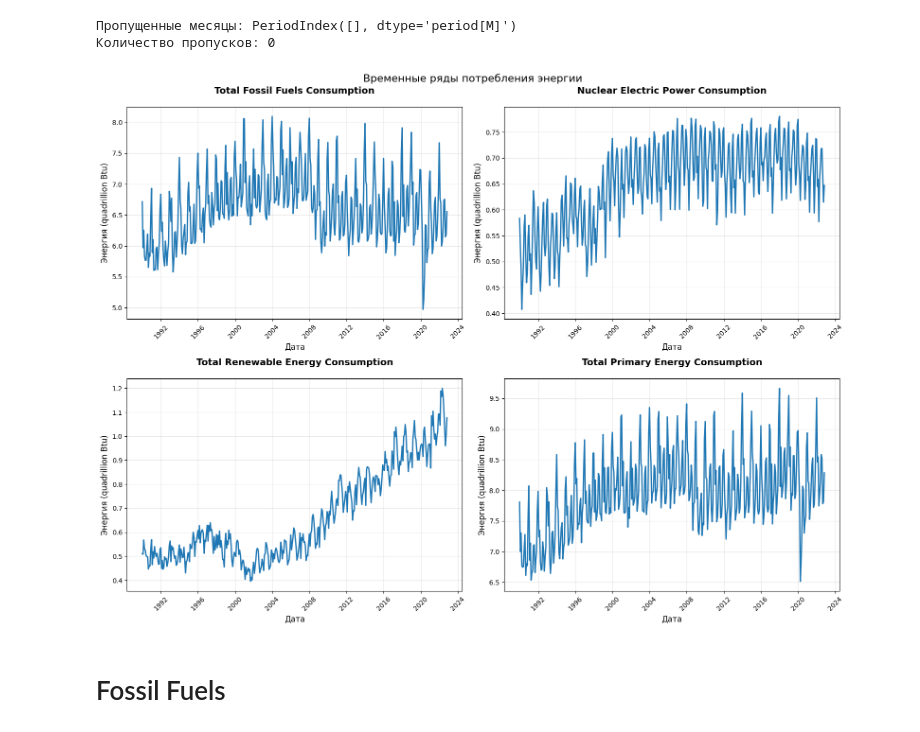
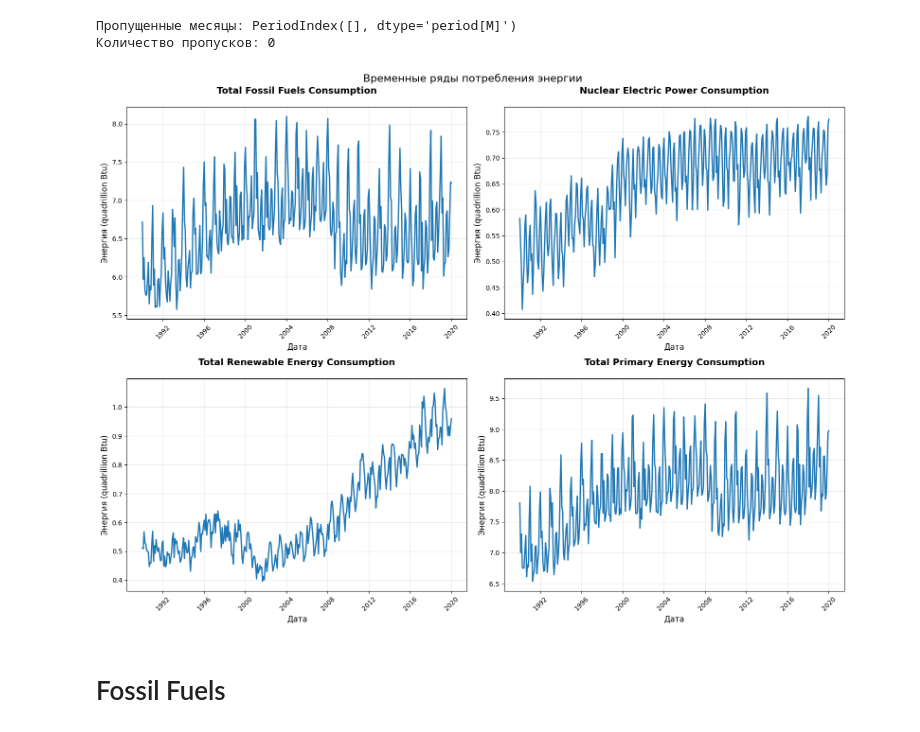
Before and after one commit to SavinskiVladimir/IntelliganceSystems, a Jupyter notebook: time_series/consumption.ipynb, the cells around one changed output. Saved outputs shown, nothing was run; the diff lists cells and outputs as text; code cells hidden in the pictures.

```diff
--- a/time_series/consumption.ipynb
+++ b/time_series/consumption.ipynb
@@ -64,30 +64,37 @@ print("Количество пропусков:", len(missing))
 Количество пропусков: 0
 # %%
 # срез данных с 1990 года
-df_cropped = df[df['Date'] >= '1990-01']
+df_cropped = df[df['Date'].between('1990-01', '2020-01')]
 
 consumption_cols = [col for col in df_cropped.columns if 'Consumption' in col]
 cols = consumption_cols + ['Date']
 df_cons = df_cropped[cols]
 df_cons.set_index('Date', inplace=True)
 df_cons.index = df_cons.index.to_timestamp()
 
 fig, axes = plt.subplots(2, 2, figsize=(16, 12))
 axes = axes.ravel()
 
 for i, col in enumerate(consumption_cols):
     axes[i].plot(df_cons.index, df_cons[col], linewidth=2)
     axes[i].set_title(col, fontsize=14, fontweight='bold', pad=20)
     axes[i].set_xlabel('Дата', fontsize=12)
     axes[i].set_ylabel('Энергия (quadrillion Btu)', fontsize=12)
     axes[i].grid(True, alpha=0.3)
     axes[i].tick_params(axis='x', rotation=45)
 
 plt.suptitle('Временные ряды потребления энергии', fontsize=16)
 plt.tight_layout()
 plt.show()
+
+import numpy as np
+
+df_log = np.log(df_cons)
+
+df_log['sin_month'] = np.sin(2 * np.pi * df_log.index.month / 12)
+df_log['cos_month'] = np.cos(2 * np.pi * df_log.index.month / 12)
 # %% [output]
-[figure, old version]
+[figure, new version]
 # %% [markdown]
 # Fossil Fuels
 # %%
```
Also changed, not shown: parts of 18 cells of this notebook.
